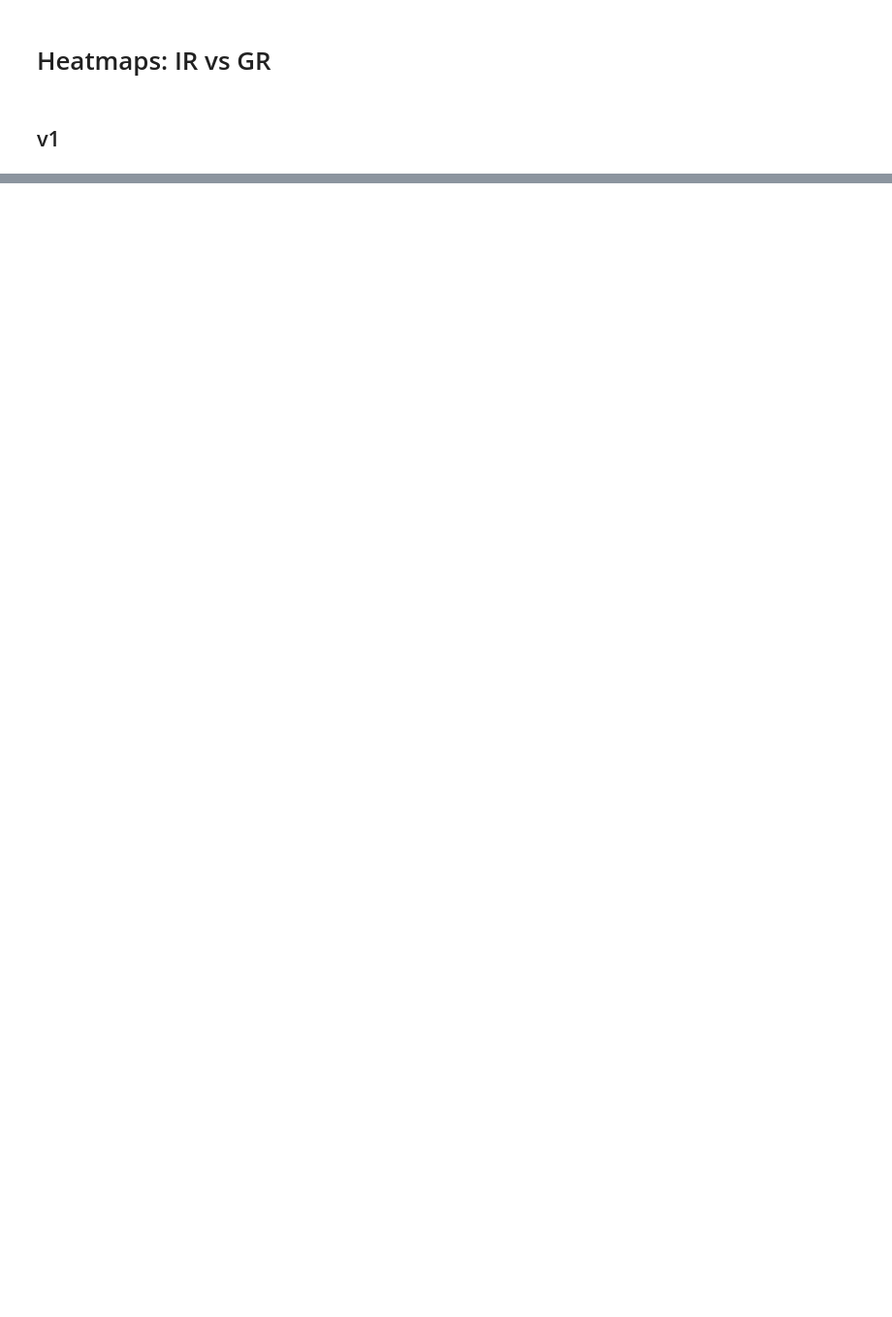
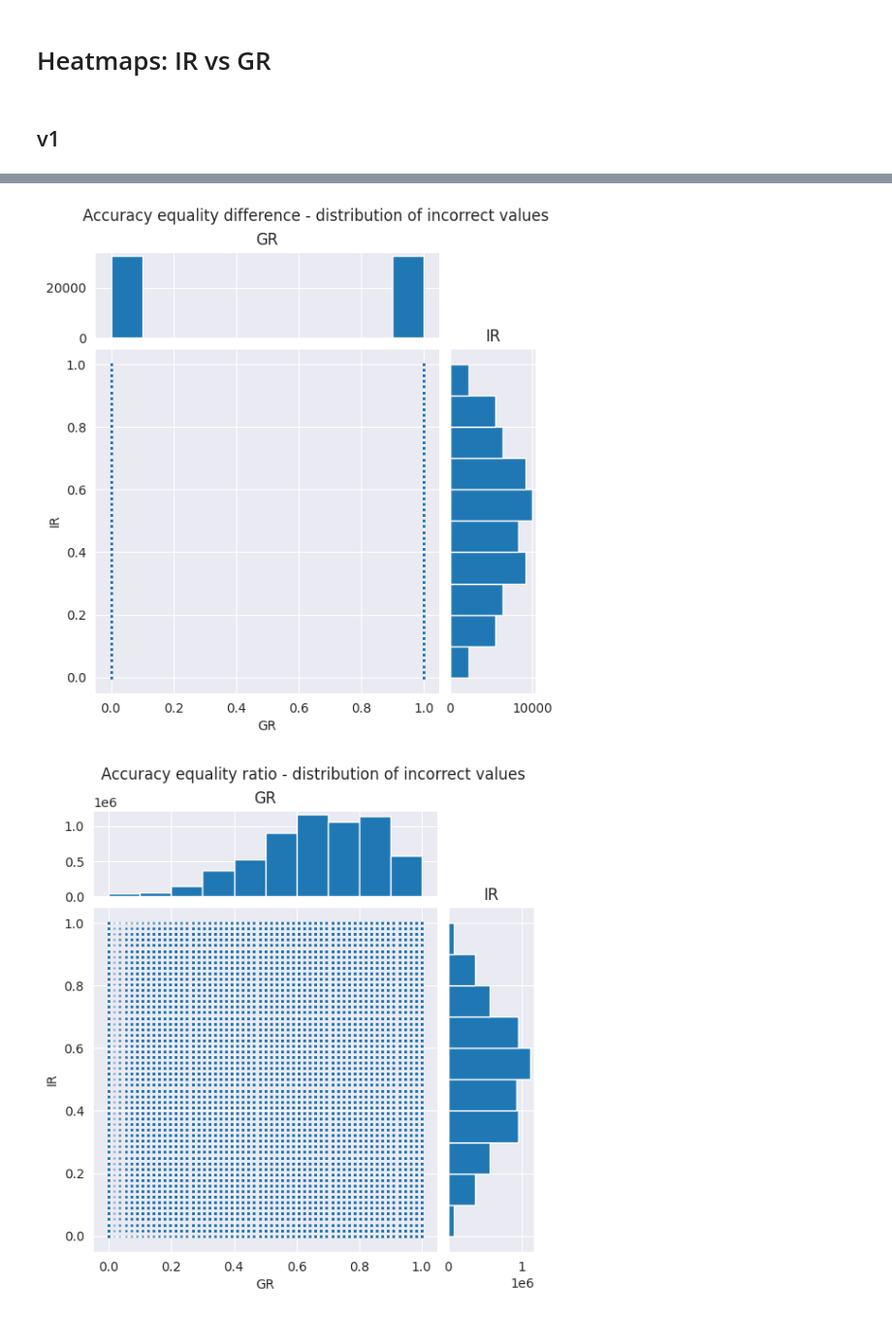
Before and after one commit to emanuelrck/Replication_analysis-of-fairness-measures, a Jupyter notebook: heatmaps.ipynb, the cells around one changed output, grey strips where cells are left out. Shown at 97% size. Cells and saved outputs as stored; diff of their text form; code cells hidden in the pictures; blank space fills up the shorter version.

```diff
--- a/heatmaps.ipynb
+++ b/heatmaps.ipynb
@@ -80,33 +118,30 @@ print(df.head())
 # %%
 for metric_f, metric_n in metrics.items():
     with open(path.join(calculations_dir, metric_f), 'rb') as f:
         metric = pd.DataFrame(np.fromfile(f).astype(np.float16), columns=[metric_n])
 
-    df = pd.concat([gr, ir, metric], axis=1).replace(np.inf, np.nan).dropna(axis=0, how='any')
+    df = pd.concat([gr, ir, metric], axis=1).replace(np.inf, np.nan)
+    # leave NaNs
+    df = df.loc[df[metric_n].isna()]
 
-    df = df.melt(id_vars=['gr', 'ir'], var_name='metric', value_name='value').drop('metric', axis=1)
-    df = df.pivot_table(index='gr', columns='ir', values='value')
+    fig = plt.figure(figsize=(6, 6))
+    fig.suptitle(f'{metric_n} - distribution of incorrect values')
+    gs = fig.add_gridspec(2, 2,  width_ratios=(4, 1), height_ratios=(1, 4),
+                          left=0.1, right=0.9, bottom=0.1, top=0.9,
+                          wspace=0.05, hspace=0.05)
 
-    plt.figure(figsize=(8, 6))
-    sns.heatmap(
-        df,
-        cmap='coolwarm',
-        center=0,
-        square=True,
-        xticklabels=[f'{x:.4f}' for x in df.columns],
-        yticklabels=[f'{y:.4f}' for y in df.index],
-    )
-    plt.title(f'{metric_n} - mean')
+    ax = fig.add_subplot(gs[1, 0])
+    ax_histx = fig.add_subplot(gs[0, 0], sharex=ax)
+    ax_histy = fig.add_subplot(gs[1, 1], sharey=ax)
+    scatter_hist(df['gr'], df['ir'], ax, ax_histx, ax_histy)
 
-    # invert y
-    ax = plt.gca()
-    ax.invert_yaxis()
-
-    plt.tight_layout()
-    plt.savefig(path.join(plots_dir, f'{metric_n}_hm_v1.png'))
+    plt.savefig(path.join(plots_dir, f'scatter_jitter_{metric_n}.png'))
+    plt.show()
 
     # garbage collection
     del df
     del metric
-    gc.collect()
     plt.close()
+# %% [output]
+[figure, added]
+[figure, added]
```
Also changed, not shown: parts of 4 cells of this notebook, 4 other files.
